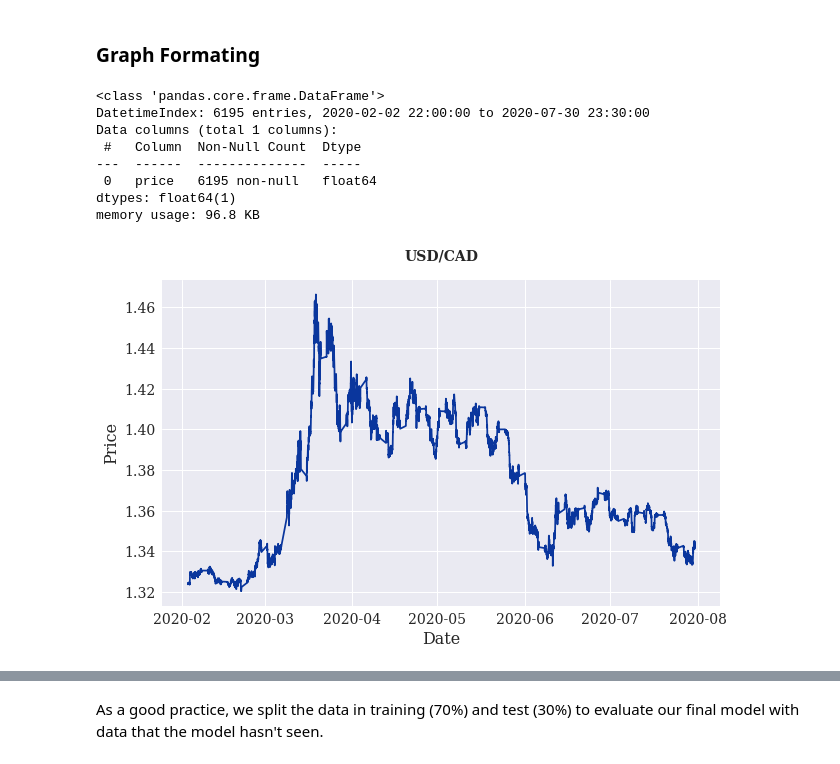
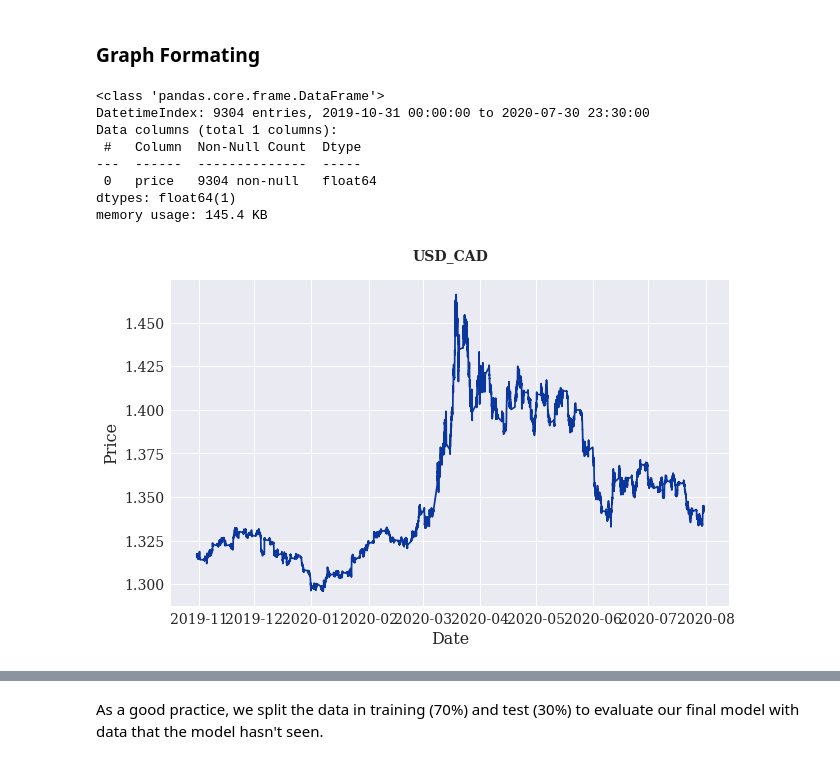
Before and after one commit to mateomarks/Algorithmic-Trading, a Jupyter notebook: 04 Improved NN Strategy.ipynb, the cells around one changed output, grey strips where cells are left out. Saved outputs shown, nothing was run; the diff lists cells and outputs as text; code cells hidden in the pictures.

```diff
--- a/04 Improved NN Strategy.ipynb
+++ b/04 Improved NN Strategy.ipynb
@@ -56,7 +56,7 @@ price: string
     one of 'A' (ask) or 'B' (bid)
 '''
 instrument = 'USD_CAD'
-start = '2020-02-01'
+start = '2019-10-31'
 end = '2020-07-31'
 granularity = 'M30'
 price = 'M'
@@ -83,22 +83,22 @@ rawdata.columns = ['price']
 rawdata.info()
 # %% [output]
 <class 'pandas.core.frame.DataFrame'>
-DatetimeIndex: 6195 entries, 2020-02-02 22:00:00 to 2020-07-30 23:30:00
+DatetimeIndex: 9304 entries, 2019-10-31 00:00:00 to 2020-07-30 23:30:00
 Data columns (total 1 columns):
  #   Column  Non-Null Count  Dtype
 ---  ------  --------------  -----
- 0   price   6195 non-null   float64
+ 0   price   9304 non-null   float64
 dtypes: float64(1)
-memory usage: 96.8 KB
+memory usage: 145.4 KB
 # %%
 plt.figure()
-plt.title('USD/CAD',fontweight="bold", pad=20)
+plt.title(instrument,fontweight="bold", pad=20)
 plt.xlabel('Date')
 plt.ylabel('Price')
 plt.plot(rawdata['price'], color='#0A369D');
 # plt.savefig('price.png', facecolor='None')
 # %% [output]
-[figure, old version]
+[figure, new version]
 # %%
 data = rawdata[:-1].copy()
 data['returns'] = np.log(data/data.shift(1))
```
Also changed, not shown: parts of 19 cells of this notebook.
